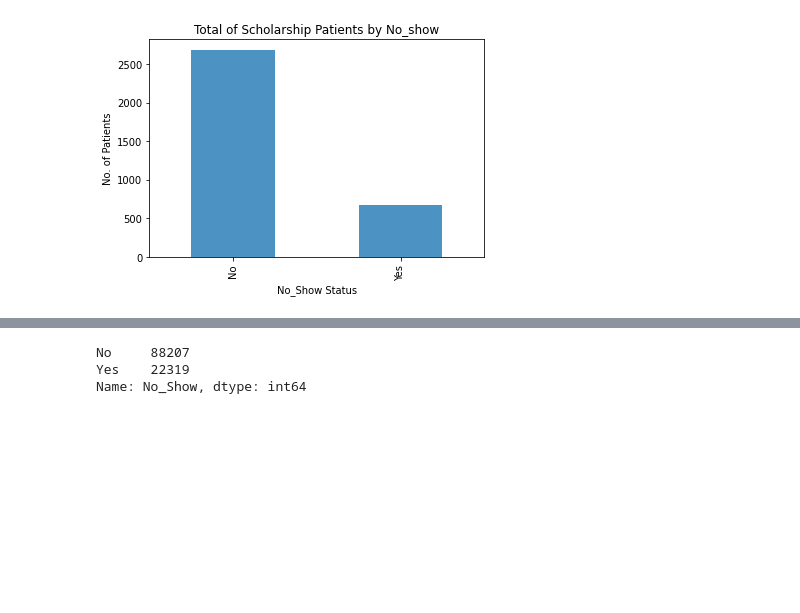
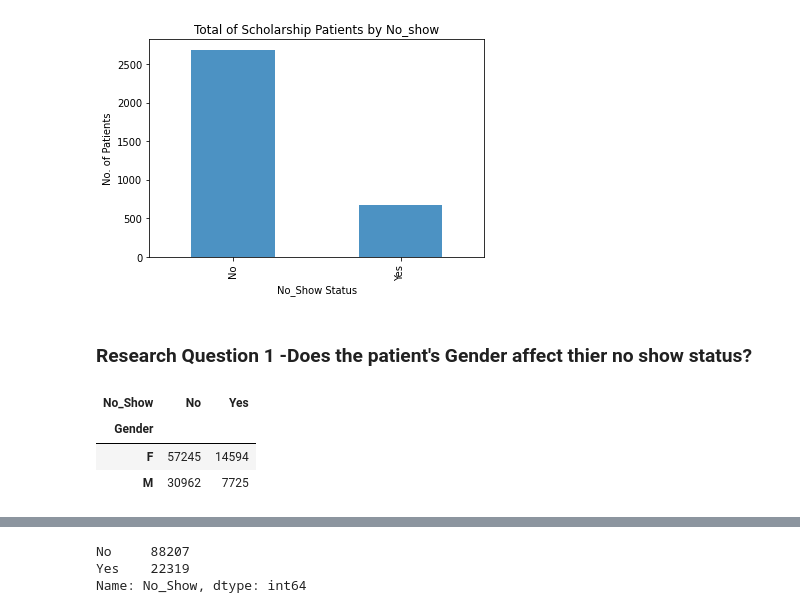
Before and after one commit to 3liud/Investigating_appointment_no_show_dataset, a Jupyter notebook: investigating_appointment_no_show_dataset.ipynb, the cells around one changed output, grey strips where cells are left out. Cells and saved outputs as stored; diff of their text form; code cells hidden in the pictures; blank space fills up the shorter version.

```diff
--- a/investigating_appointment_no_show_dataset.ipynb
+++ b/investigating_appointment_no_show_dataset.ipynb
@@ -244,3 +243,12 @@ plt.xlabel("No_Show Status");
 plt.ylabel("No. of Patients");
 # %% [output]
 [figure]
+# %% [markdown]
+### Research Question 1  -Does the patient's Gender affect thier no show status?
+# %%
+df_appoint.groupby('Gender')['No_Show'].value_counts().unstack()
+# %% [output]
+| No_Show | No | Yes |
+| Gender |  |  |
+| F | 57245 | 14594 |
+| M | 30962 | 7725 |
```
Also changed, not shown: parts of 15 cells of this notebook.
